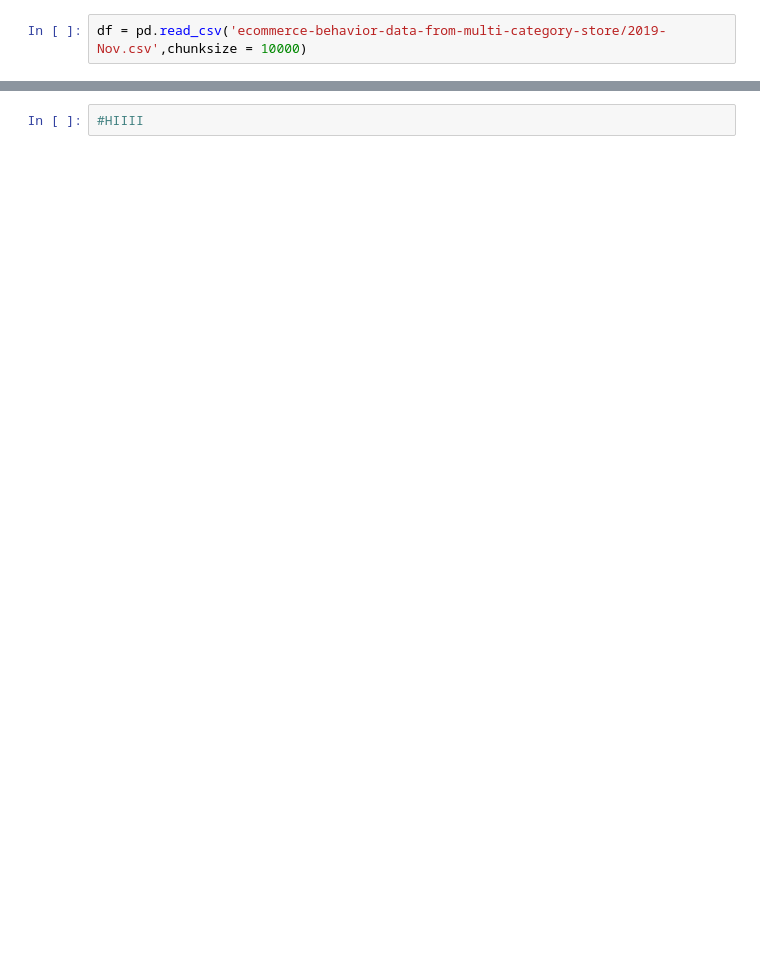
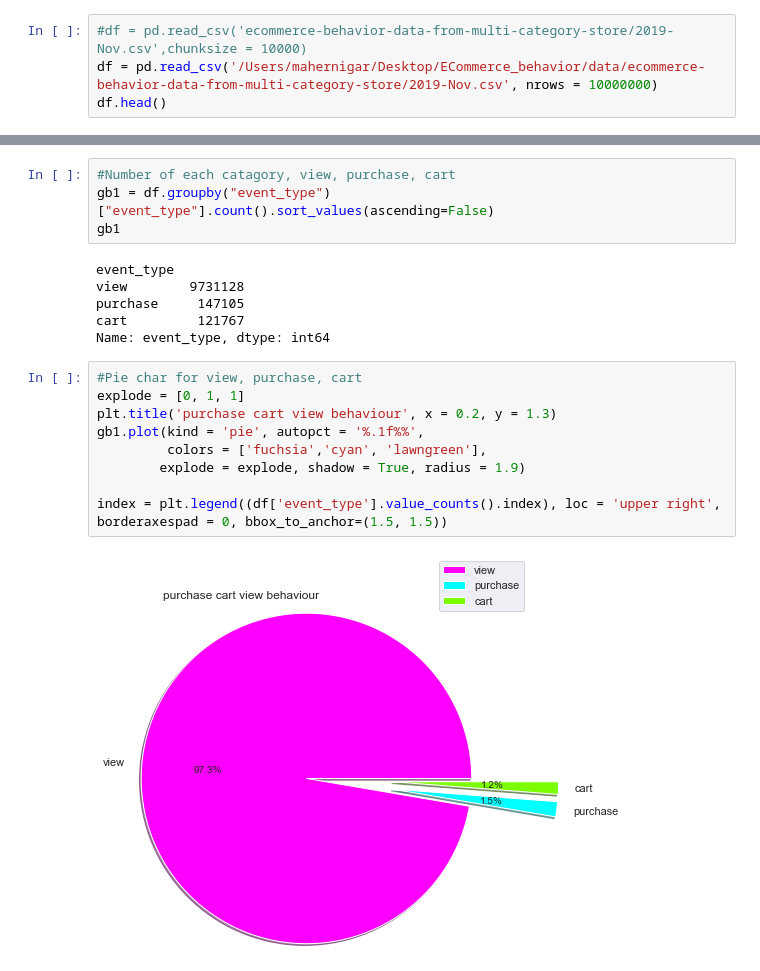
Before and after one commit to Hmmsien/ECommerce_behavior, a Jupyter notebook: Ecommerce-Behavior-Analytics-Maher.ipynb, the cells around one changed output, grey strips where cells are left out. Saved outputs shown, nothing was run; the diff lists cells and outputs as text; blank space fills up the shorter version.

```diff
--- a/Ecommerce-Behavior-Analytics-Maher.ipynb
+++ b/Ecommerce-Behavior-Analytics-Maher.ipynb
@@ -4,2 +40,4 @@ import pandas as pd
 # %%
-df = pd.read_csv('ecommerce-behavior-data-from-multi-category-store/2019-Nov.csv',chunksize = 10000)
+#df = pd.read_csv('ecommerce-behavior-data-from-multi-category-store/2019-Nov.csv',chunksize = 10000)
+df = pd.read_csv('/Users/mahernigar/Desktop/ECommerce_behavior/data/ecommerce-behavior-data-from-multi-category-store/2019-Nov.csv', nrows = 10000000)
+df.head()
@@ -17,2 +51,21 @@ for chunk in df:
-# %%
-#HIIII
+# %%
+#Number of each catagory, view, purchase, cart
+gb1 = df.groupby("event_type")["event_type"].count().sort_values(ascending=False)
+gb1
+# %% [output]
+event_type
+view        9731128
+purchase     147105
+cart         121767
+Name: event_type, dtype: int64
+# %%
+#Pie char for view, purchase, cart
+explode = [0, 1, 1]
+plt.title('purchase cart view behaviour', x = 0.2, y = 1.3)
+gb1.plot(kind = 'pie', autopct = '%.1f%%',
+         colors = ['fuchsia','cyan', 'lawngreen'],
+        explode = explode, shadow = True, radius = 1.9)
+
+index = plt.legend((df['event_type'].value_counts().index), loc = 'upper right', borderaxespad = 0, bbox_to_anchor=(1.5, 1.5))
+# %% [output]
+[figure, added]
```
Also changed, not shown: parts of 10 cells of this notebook, 1 other file.
